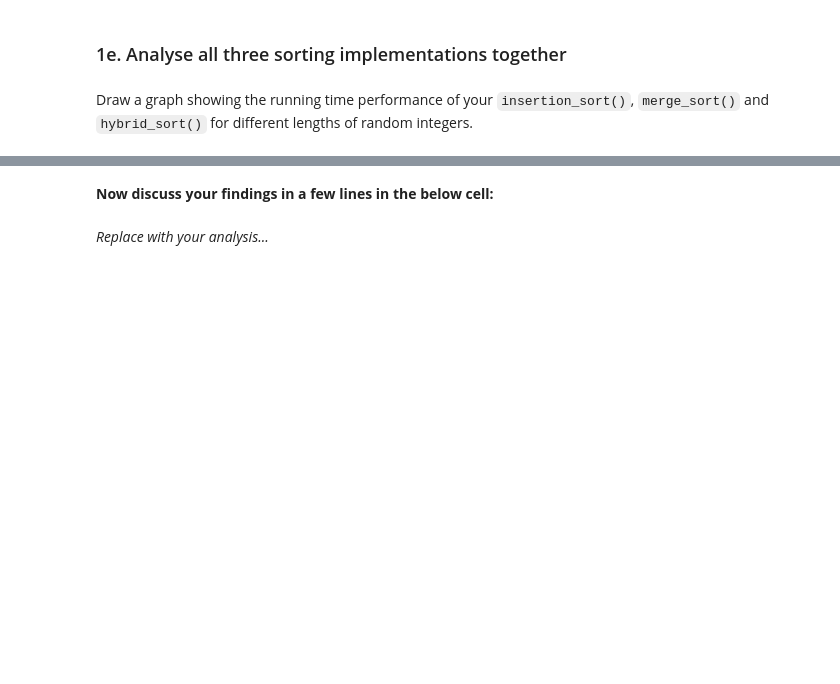
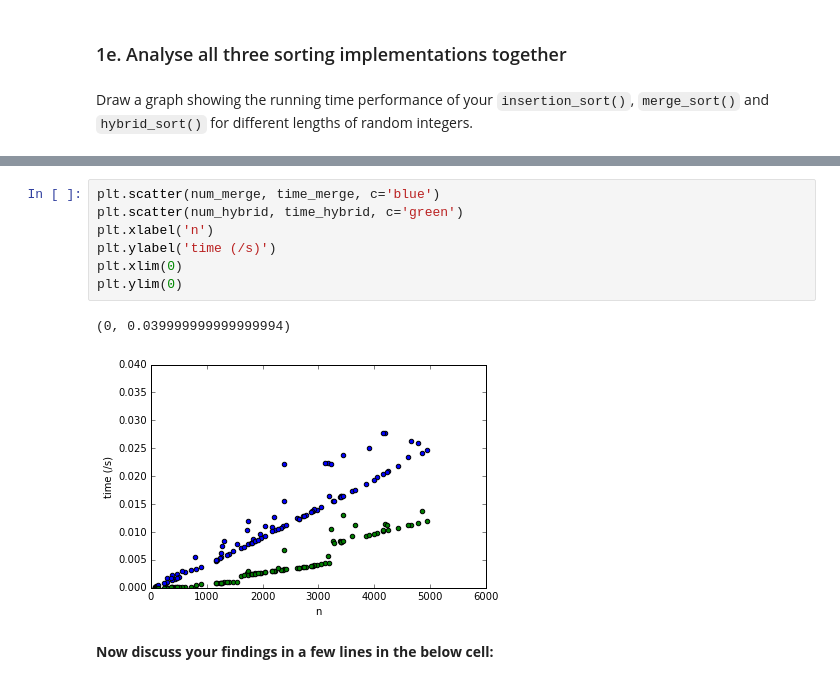
Before and after one commit to gmrodgers/Sorting_comparisons, a Jupyter notebook: CW1-1 Sort.ipynb, the cells around one changed output, grey strips where cells are left out. Cells and saved outputs as stored; diff of their text form; blank space fills up the shorter version.

```diff
--- a/CW1-1 Sort.ipynb
+++ b/CW1-1 Sort.ipynb
@@ -209,4 +207,12 @@ plt.ylim(0)
+# %%
+plt.scatter(num_merge, time_merge, c='blue')
+plt.scatter(num_hybrid, time_hybrid, c='green')
+plt.xlabel('n')
+plt.ylabel('time (/s)')
+plt.xlim(0)
+plt.ylim(0)
+# %% [output]
+(0, 0.039999999999999994)
+[figure, added]
 # %% [markdown]
 **Now discuss your findings in a few lines in the below cell:**
-# %% [markdown]
-*Replace with your analysis...*
```
Also changed, not shown: parts of 14 cells of this notebook.
